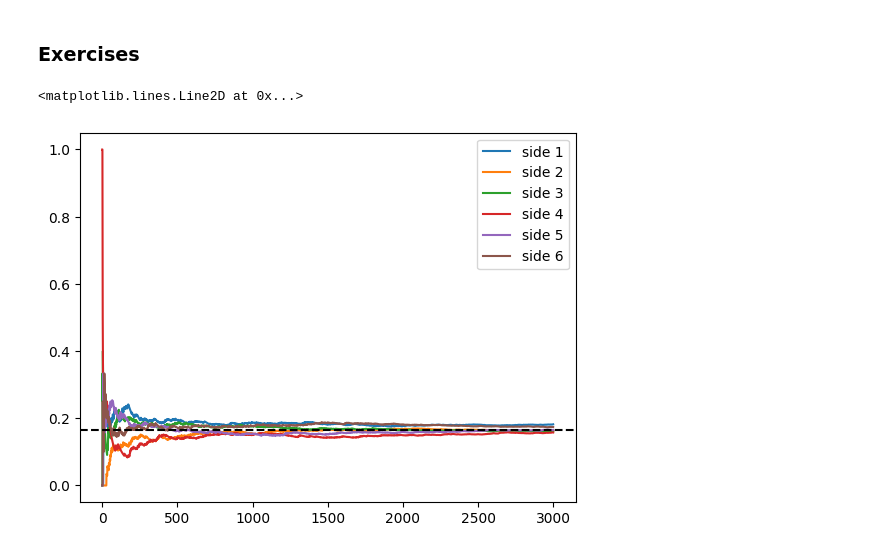
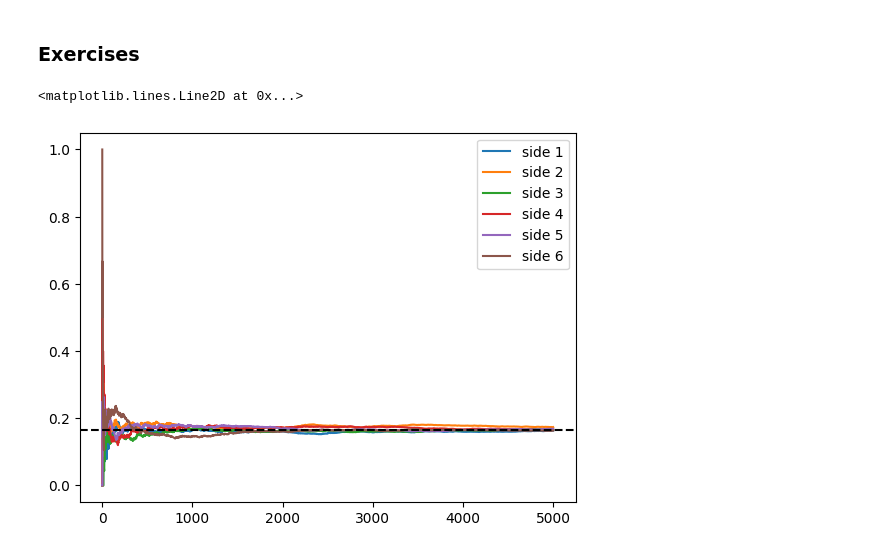
Before and after one commit to marek-onPC/d2l, a Jupyter notebook: 2_6_probability_and_statistics.ipynb, the cells around one changed output. Saved outputs shown, nothing was run; the diff lists cells and outputs as text; code cells hidden in the pictures.

```diff
--- a/2_6_probability_and_statistics.ipynb
+++ b/2_6_probability_and_statistics.ipynb
@@ -119,18 +119,18 @@ Explanation of **conditional** probability  (in Polish):
 # %%
 # 1
 # example - dice thorws
-number_of_throws = 3000
+number_of_throws = 5000
 fair_probability = torch.tensor([1/6 for _ in range(6)])
 samples = Multinomial(1, fair_probability).sample((number_of_throws,))
 
 cumulative_thorws = samples.cumsum(dim=0)
 thorws_estimation = cumulative_thorws / cumulative_thorws.sum(dim=1, keepdim=True)
 thorws_estimation = thorws_estimation.numpy()
 
 graph = pyplot.gca()
 graph.plot(thorws_estimation)
 graph.legend(["side 1", "side 2", "side 3", "side 4", "side 5", "side 6"])
 graph.axhline(y=0.166, color="black", linestyle="dashed")
 # %% [output]
 <matplotlib.lines.Line2D at 0x...>
-[figure, old version]
+[figure, new version]
```
Also changed, not shown: parts of 9 cells of this notebook.
